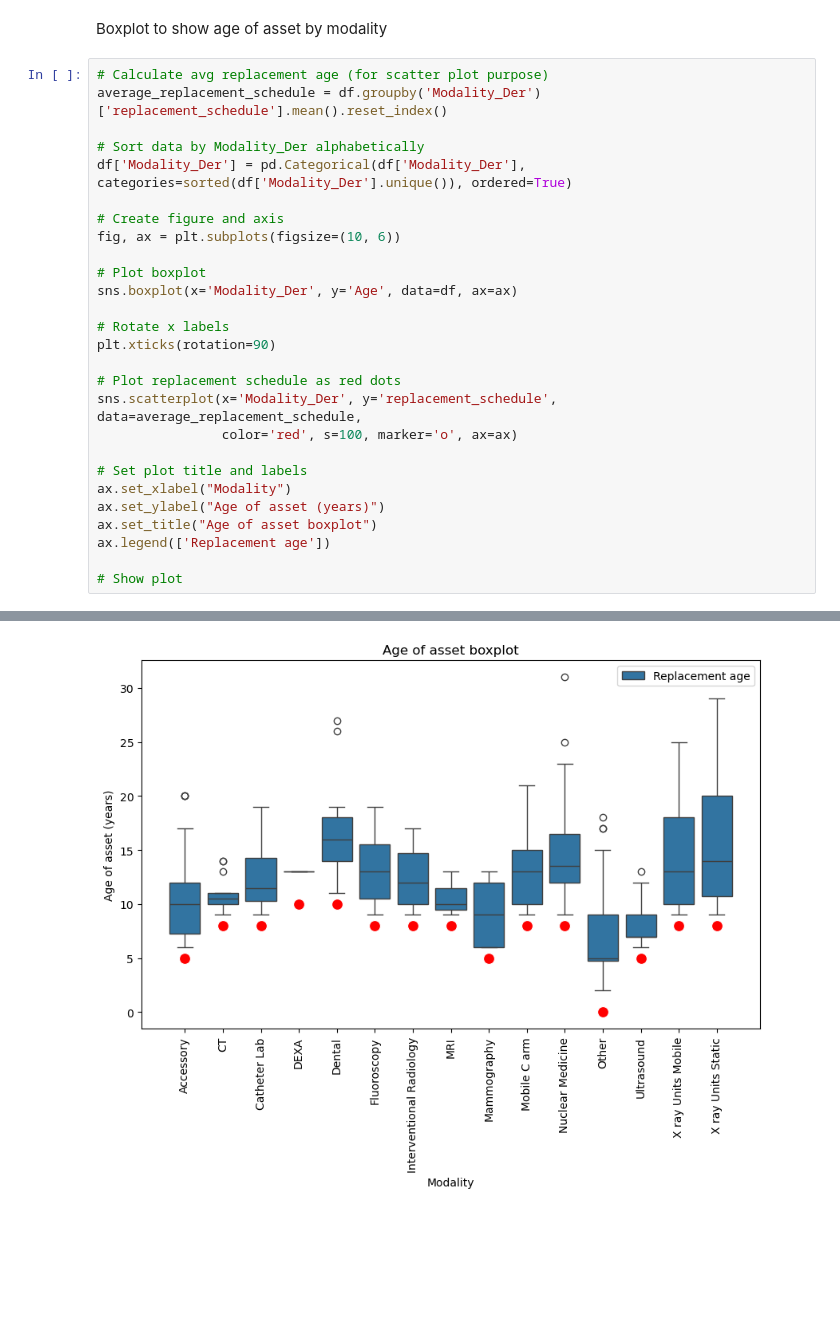
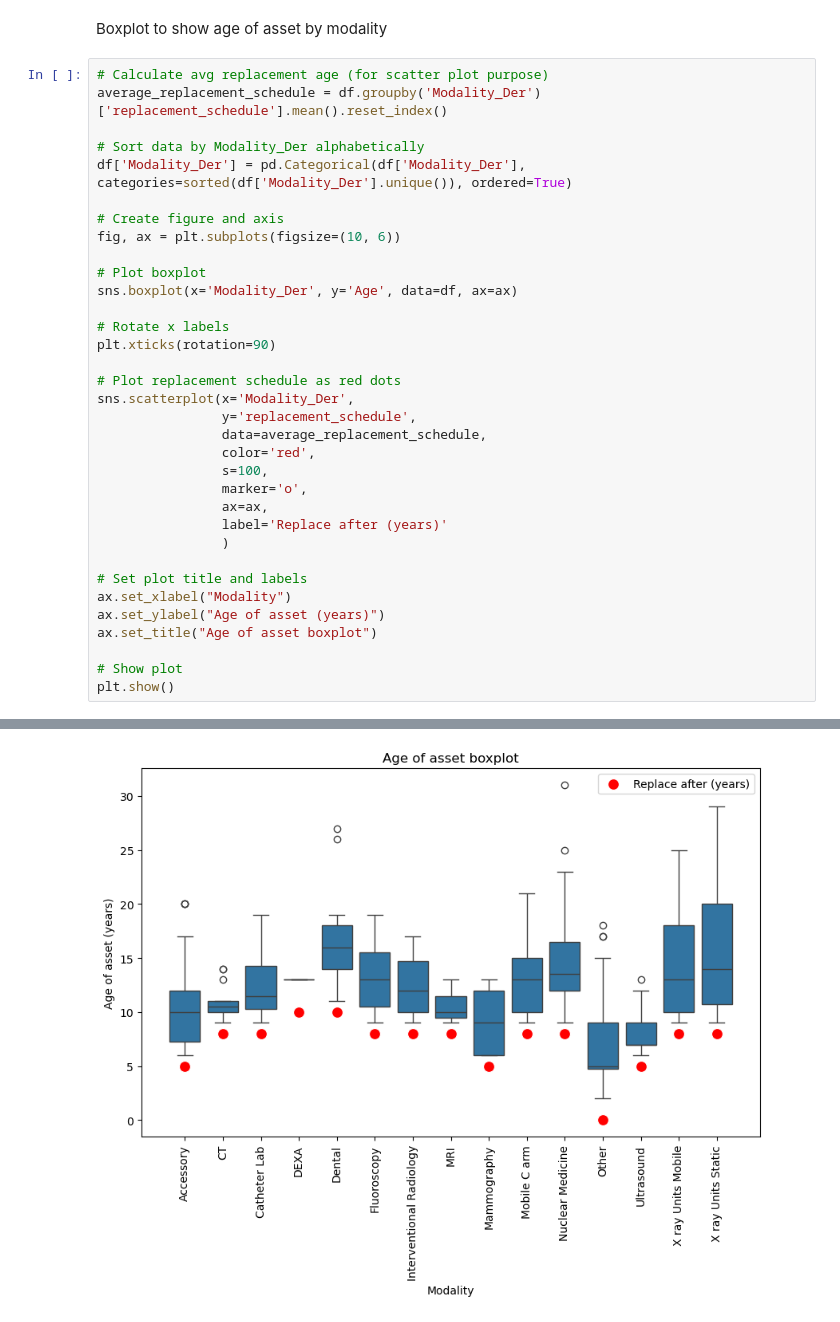
Before and after one commit to martindata999/imaging-assets-replacement, a Jupyter notebook: imaging-asset-replacement.ipynb, the cells around one changed output, grey strips where cells are left out. Cells and saved outputs as stored; diff of their text form; blank space fills up the shorter version.

Commit message:
Fixed legend issue

```diff
--- a/imaging-asset-replacement.ipynb
+++ b/imaging-asset-replacement.ipynb
@@ -405,15 +405,22 @@ sns.boxplot(x='Modality_Der', y='Age', data=df, ax=ax)
 plt.xticks(rotation=90)
 
 # Plot replacement schedule as red dots
-sns.scatterplot(x='Modality_Der', y='replacement_schedule', data=average_replacement_schedule,
-                color='red', s=100, marker='o', ax=ax)
+sns.scatterplot(x='Modality_Der',
+                y='replacement_schedule',
+                data=average_replacement_schedule,
+                color='red',
+                s=100,
+                marker='o',
+                ax=ax,
+                label='Replace after (years)'
+                )
 
 # Set plot title and labels
 ax.set_xlabel("Modality")
 ax.set_ylabel("Age of asset (years)")
 ax.set_title("Age of asset boxplot")
-ax.legend(['Replacement age'])
 
 # Show plot
+plt.show()
 # %% [output]
 The default of observed=False is deprecated and will be changed to True in a future version of pandas. Pass observed=False to retain current behavior or observed=True to adopt the future default and s ...
@@ -421 +427 @@ The default of observed=False is deprecated and will be changed to True in a fut
-[figure, old version]
+[figure, new version]
```
Also changed, not shown: parts of 1 cell of this notebook.
